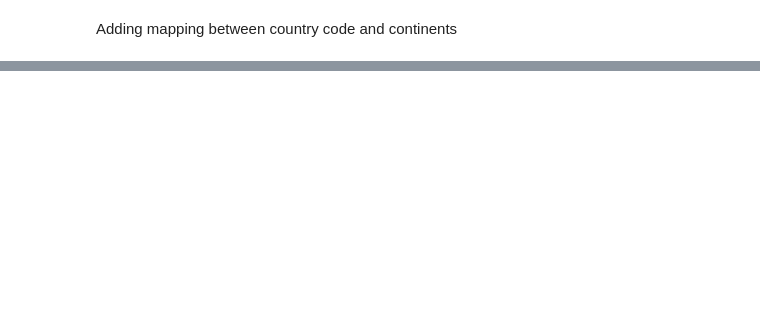
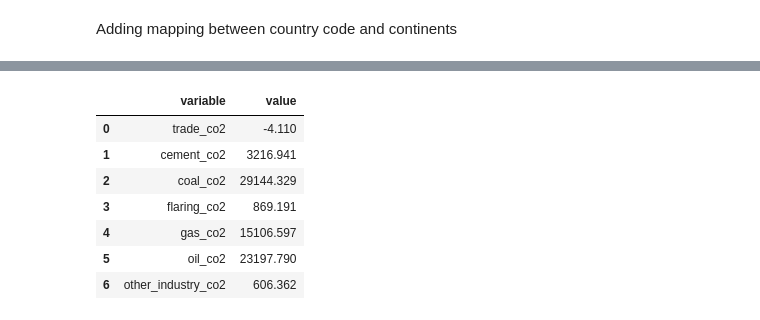
Before and after one commit to divyanshu0x16/co2-emission-analysis, a Jupyter notebook: _notebooks/index.ipynb, the cells around one changed output, grey strips where cells are left out. Saved outputs shown, nothing was run; the diff lists cells and outputs as text; code cells hidden in the pictures; blank space fills up the shorter version.

```diff
--- a/_notebooks/index.ipynb
+++ b/_notebooks/index.ipynb
@@ -78,0 +165,8 @@ fig.show()
+# %%
+req_cols = ['iso_code', 'country', "year", "co2", "trade_co2", "cement_co2", "coal_co2", "flaring_co2", "gas_co2", "oil_co2", "other_industry_co2"]
+
+pie_breakup_df = co2_df[req_cols]
+pie_breakup_df
+
+pie_breakup_df = pie_breakup_df.dropna(subset=['iso_code', 'country', "year", "co2"])
+pie_breakup_df["year"] = pie_breakup_df["year"].astype("int")
@@ -78,0 +181,14 @@ fig.show()
+# %%
+pie_breakup_world = pie_breakup_df[(pie_breakup_df["year"] == 2019)][["trade_co2", "cement_co2", "coal_co2", "flaring_co2", "gas_co2", "oil_co2", "other_industry_co2"]].sum()
+pie_breakup_world_df = pd.DataFrame({"variable": pie_breakup_world.index, "value": pie_breakup_world.values})
+# %%
+pie_breakup_world_df
+# %% [output]
+|  | variable | value |
+| 0 | trade_co2 | -4.110 |
+| 1 | cement_co2 | 3216.941 |
+| 2 | coal_co2 | 29144.329 |
+| 3 | flaring_co2 | 869.191 |
+| 4 | gas_co2 | 15106.597 |
+| 5 | oil_co2 | 23197.790 |
+| 6 | other_industry_co2 | 606.362 |
```
Also changed, not shown: parts of 28 cells of this notebook.
